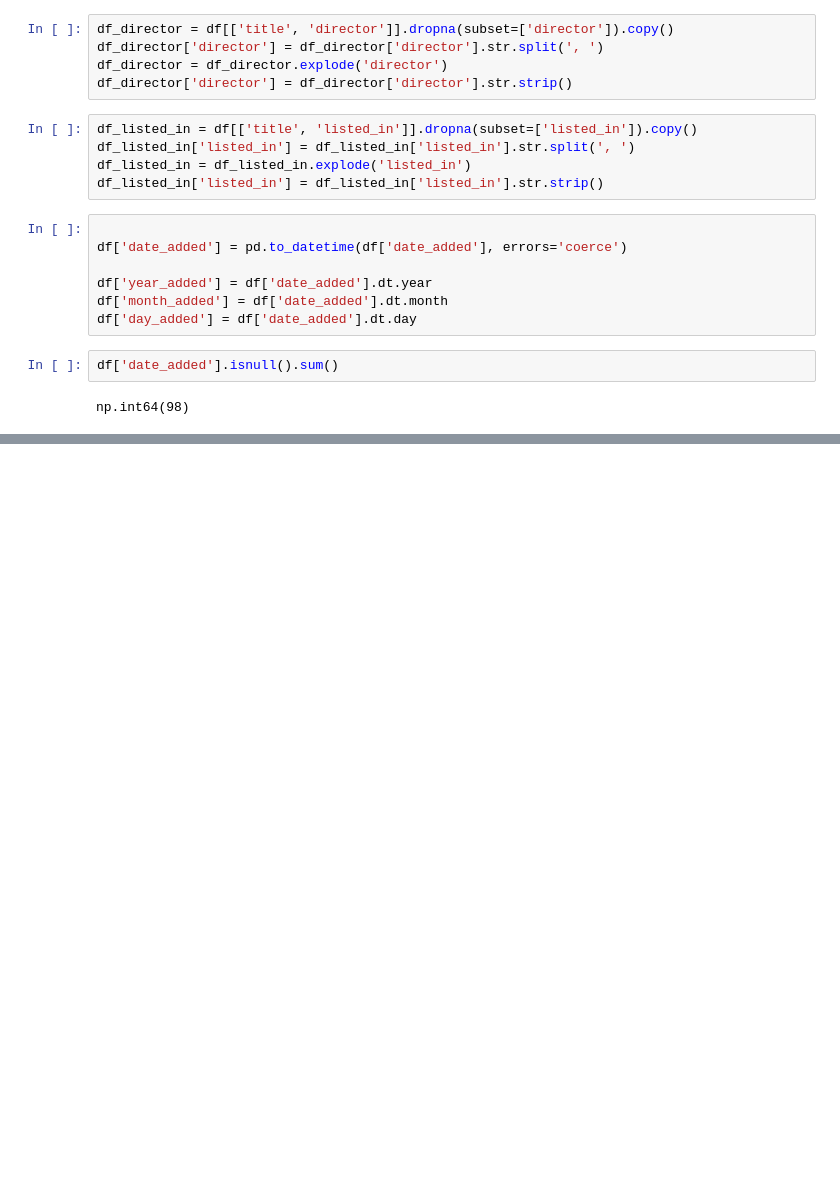
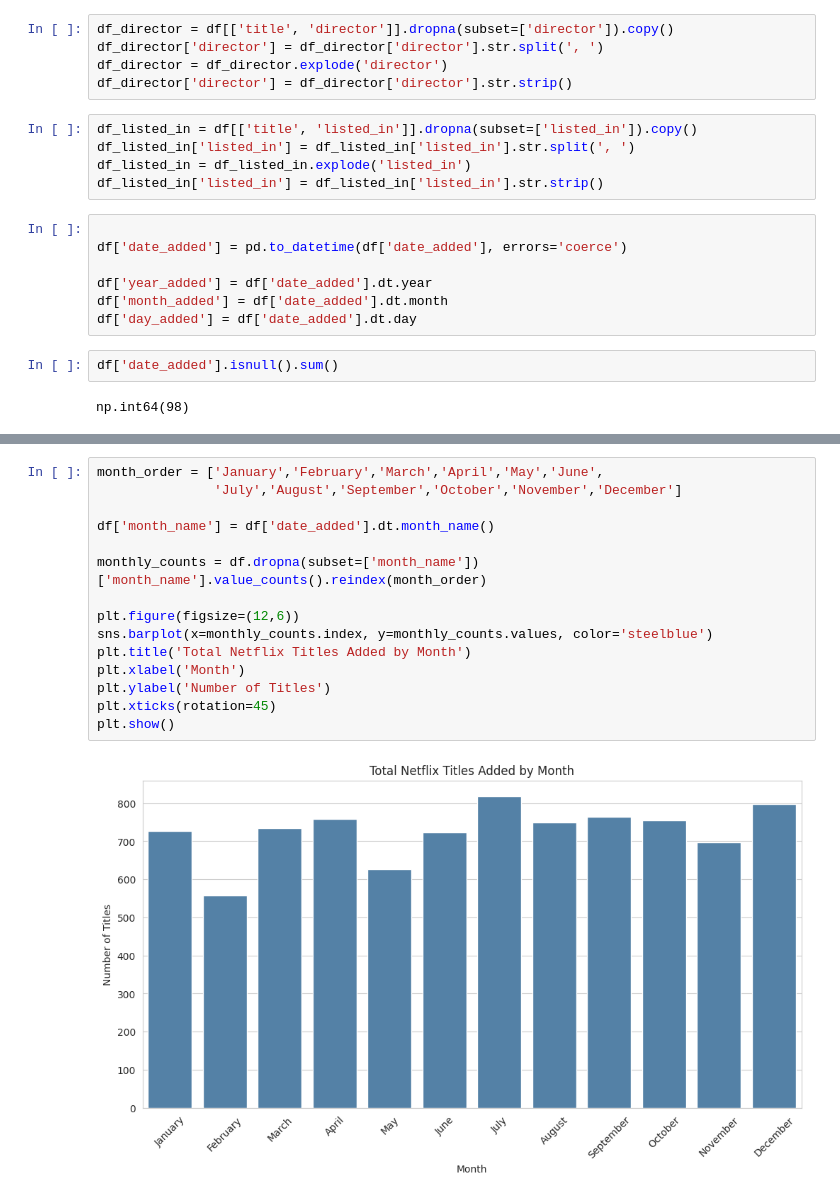
Before and after one commit to shivamsing071-cloud/Netflix-EDA-Analysis, a Jupyter notebook: Untitled1.ipynb, the cells around one changed output, grey strips where cells are left out. Drawn from its saved outputs; the diff is of its cells as text; blank space fills up the shorter version.

```diff
--- a/Untitled1.ipynb
+++ b/Untitled1.ipynb
@@ -149,0 +181,17 @@ np.int64(98)
+# %%
+month_order = ['January','February','March','April','May','June',
+               'July','August','September','October','November','December']
+
+df['month_name'] = df['date_added'].dt.month_name()
+
+monthly_counts = df.dropna(subset=['month_name'])['month_name'].value_counts().reindex(month_order)
+
+plt.figure(figsize=(12,6))
+sns.barplot(x=monthly_counts.index, y=monthly_counts.values, color='steelblue')
+plt.title('Total Netflix Titles Added by Month')
+plt.xlabel('Month')
+plt.ylabel('Number of Titles')
+plt.xticks(rotation=45)
+plt.show()
+# %% [output]
+[figure, added]
```
Also changed, not shown: parts of 4 cells of this notebook.
